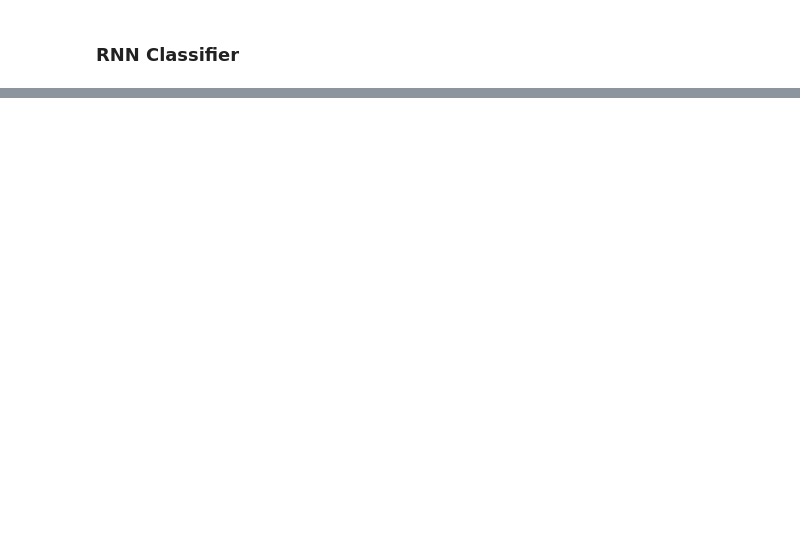
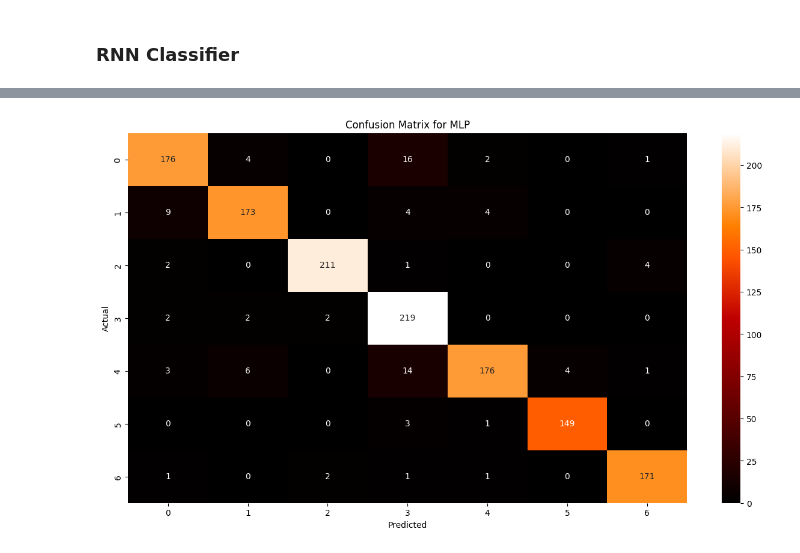
Before and after one commit to ashpreet12/MajorProject_Emg_ParkinsonDetection, a Jupyter notebook: dataset1_handRecognition.ipynb, the cells around one changed output, grey strips where cells are left out. Drawn from its saved outputs; the diff is of its cells as text; code cells hidden in the pictures; blank space fills up the shorter version.

```diff
--- a/dataset1_handRecognition.ipynb
+++ b/dataset1_handRecognition.ipynb
@@ -1080,0 +1106,10 @@ plt.show()
+# %%
+# Compile the model
+model.compile(loss='sparse_categorical_crossentropy', optimizer='adam', metrics=['accuracy'])
+# %%
+# Train the model
+history = model.fit(x_train_scaled, y_train, epochs=50, batch_size=32, validation_split=0.2)
+
+# Evaluate the model on the test set
+loss, accuracy = model.evaluate(x_test_scaled, y_test)
+print(f'Test accuracy: {accuracy}')
@@ -1080,0 +1134,5 @@ plt.show()
+# %%
+y_pred = model.predict(x_test_scaled)
+# The predictions will be in the form of probabilities for each class.
+# You can use argmax to get the predicted class directly:
+y_pred_classes = y_pred.argmax(axis=1)
@@ -1080,0 +1161,12 @@ plt.show()
+# %%
+# Confusion Matrix
+cm_mlp = confusion_matrix(y_test, y_pred_classes)
+# %%
+plt.figure(figsize = (15,8))
+sns.heatmap(cm_mlp, annot=True, fmt='g', cmap='gist_heat', cbar=True)
+plt.xlabel("Predicted")
+plt.ylabel("Actual")
+plt.title("Confusion Matrix for MLP")
+plt.show()
+# %% [output]
+[figure, added]
```
Also changed, not shown: parts of 68 cells of this notebook, 1 other file.
